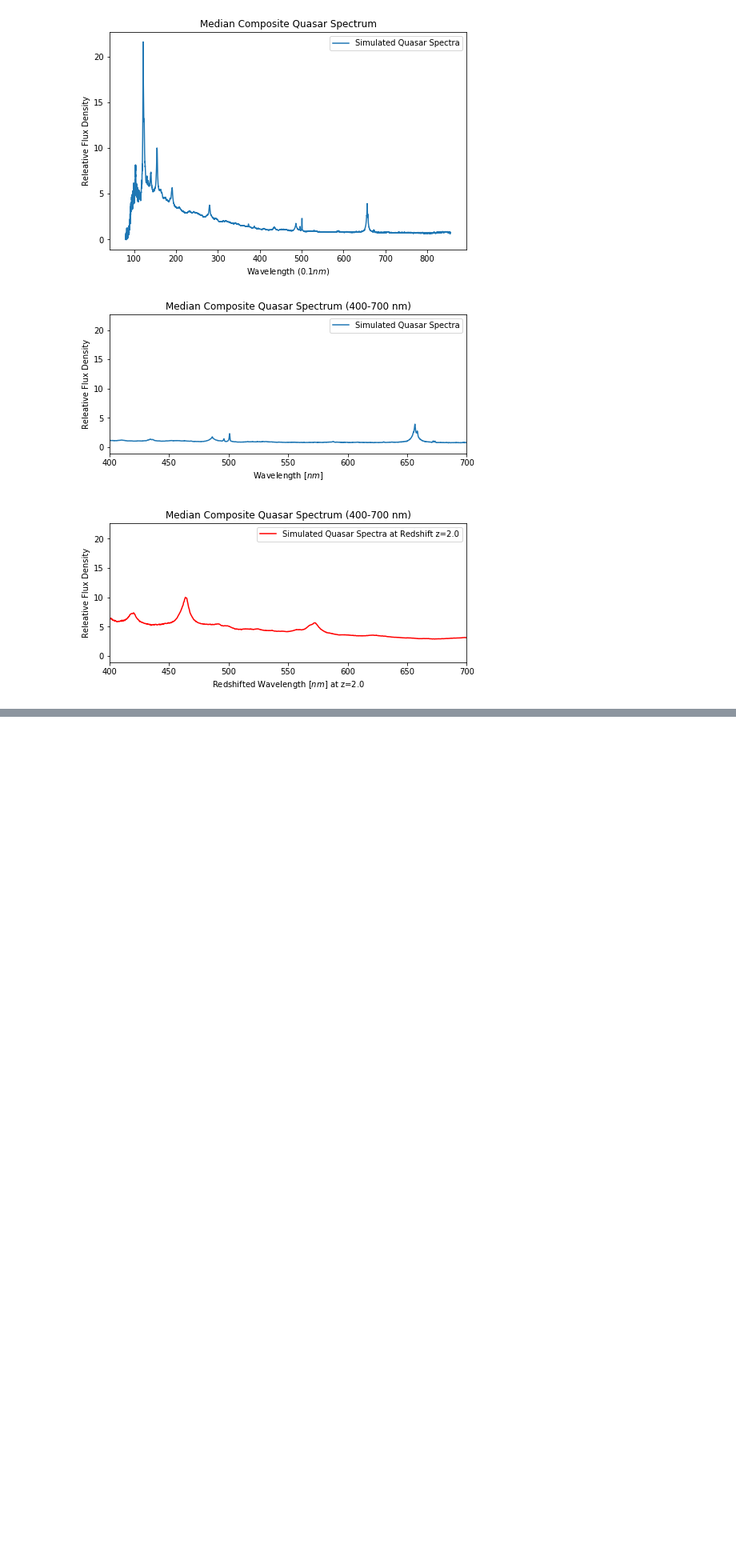
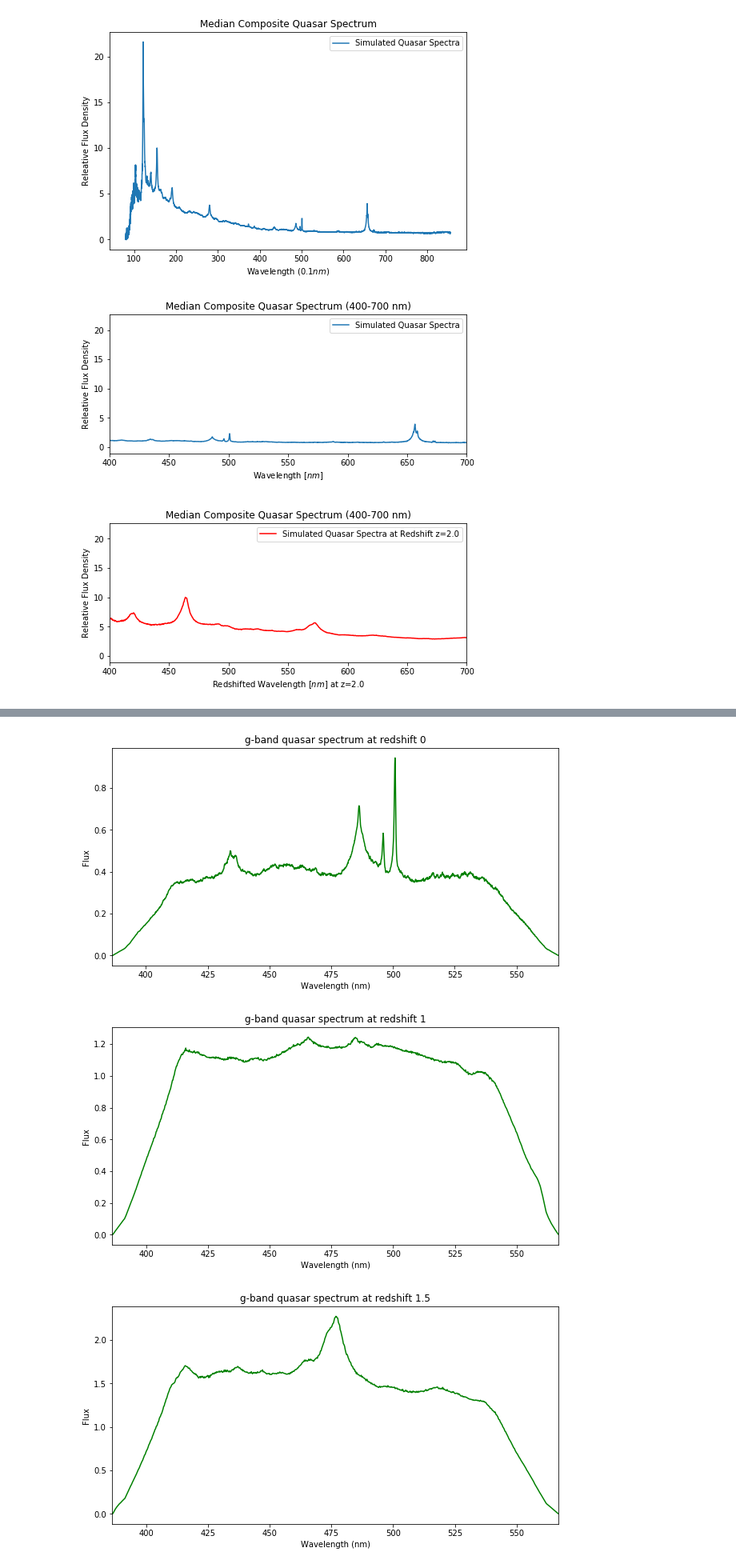
Before and after one commit to jbc1216/ASTR499, a Jupyter notebook: QuasarSpectra.ipynb, the cells around one changed output, grey strips where cells are left out. Shown at 80% size. Saved outputs shown, nothing was run; the diff lists cells and outputs as text; code cells hidden in the pictures; blank space fills up the shorter version.

```diff
--- a/QuasarSpectra.ipynb
+++ b/QuasarSpectra.ipynb
@@ -121,0 +110,26 @@ plt.show()
+# %%
+# select redshift you want to visualize
+
+def pltFiltSpec(wavelength, flux, thru_wl, thru, filterband, units=u.nm, maxwl=None, minwl=None, redshift=0.0, color=None, logscale=None):
+    fig, ax = plt.subplots(1,1, figsize=(10,5))
+    wl = wavelength * units * (1 + redshift)
+    wl_thru = thru_wl * units
+    interp = np.interp(wl, wl_thru, thru)
+    ax.plot(wl, flux*interp, color)
+    wl_min = minwl if minwl is not None else np.min(wl)
+    wl_max = maxwl if maxwl is not None else np.max(wl)
+    ax.set_xlim(wl_min.value, wl_max.value)
+    plt.title(f'{filterband}-band quasar spectrum at redshift {redshift}')
+    plt.xlabel(f'Wavelength ({units})')
+    plt.ylabel('Flux')
+    if logscale is not None:
+        ax.set_yscale('log')
+    plt.show()
+
+
+for z in [0,1,1.5,2,2.5]:
+    pltFiltSpec(Wavelength, FluxD, gWavelength, gThroughput, 'g', redshift=z, minwl=386.30*u.nm, maxwl=567*u.nm, color='g')
+# %% [output]
+[figure, added]
+[figure, added]
+[figure, added]
```
Also changed, not shown: parts of 11 cells of this notebook.
